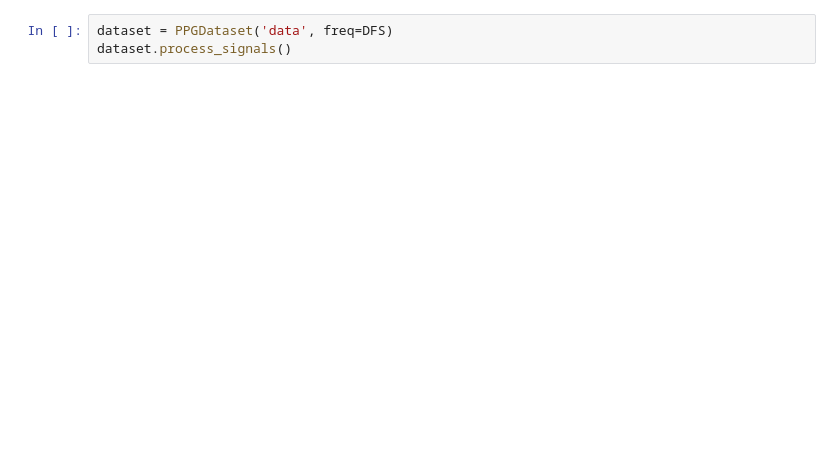
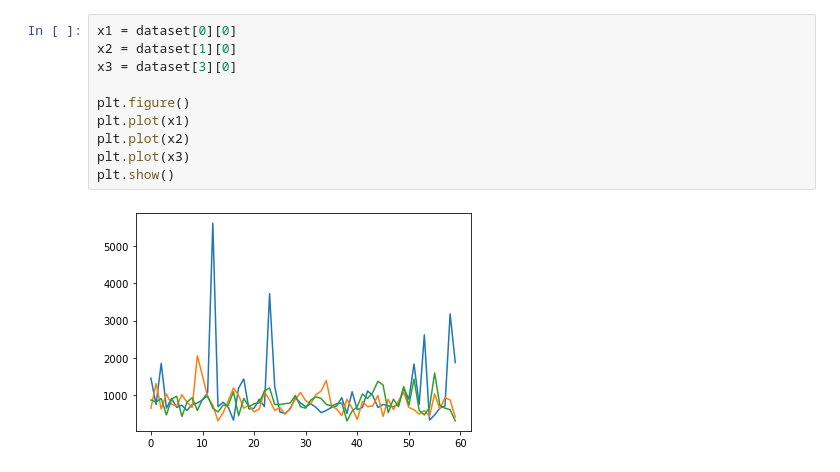
Before and after one commit to snirlugassy/PPG_AF, a Jupyter notebook: loader.ipynb, the cells around one changed output. Drawn from its saved outputs; the diff is of its cells as text; blank space fills up the shorter version.

```diff
--- a/loader.ipynb
+++ b/loader.ipynb
@@ -130,3 +146,12 @@ class PPGDataset(Dataset):
-# %%
-dataset = PPGDataset('data', freq=DFS)
-dataset.process_signals()
+# %%
+x1 = dataset[0][0]
+x2 = dataset[1][0]
+x3 = dataset[3][0]
+
+plt.figure()
+plt.plot(x1)
+plt.plot(x2)
+plt.plot(x3)
+plt.show()
+# %% [output]
+[figure, added]
```
Also changed, not shown: parts of 27 cells of this notebook, 6 other files.
